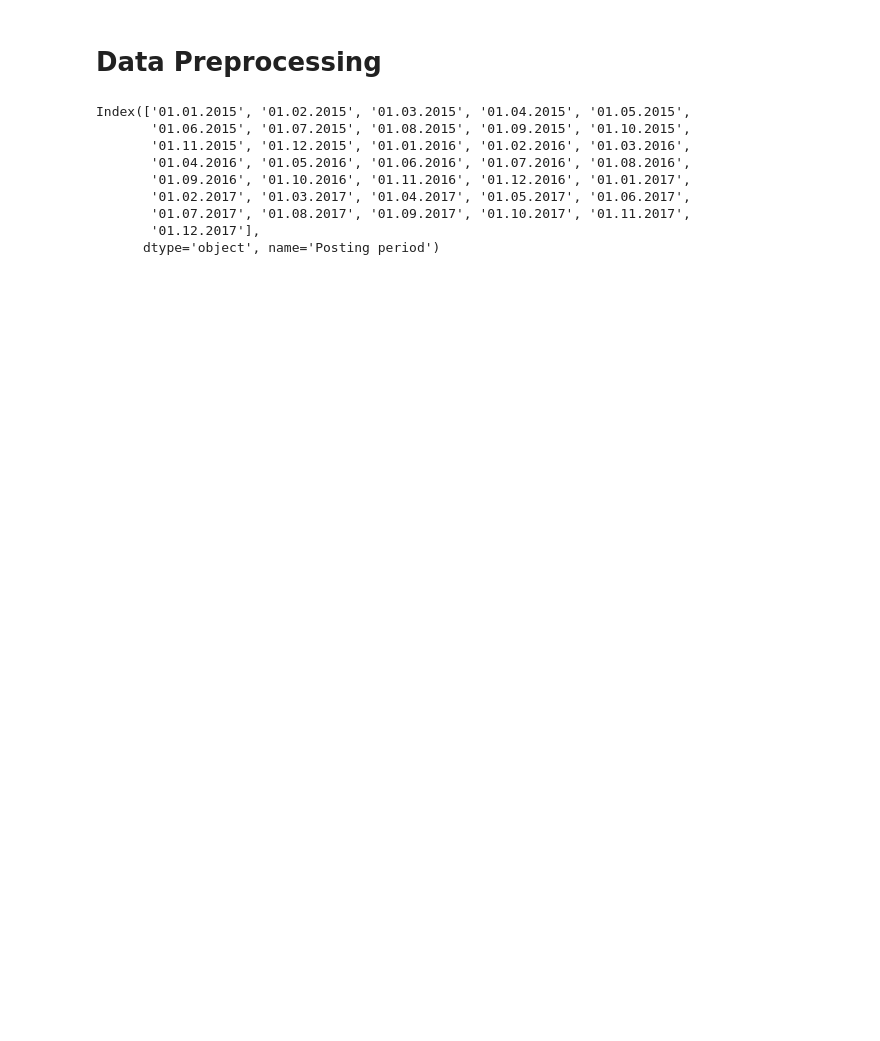
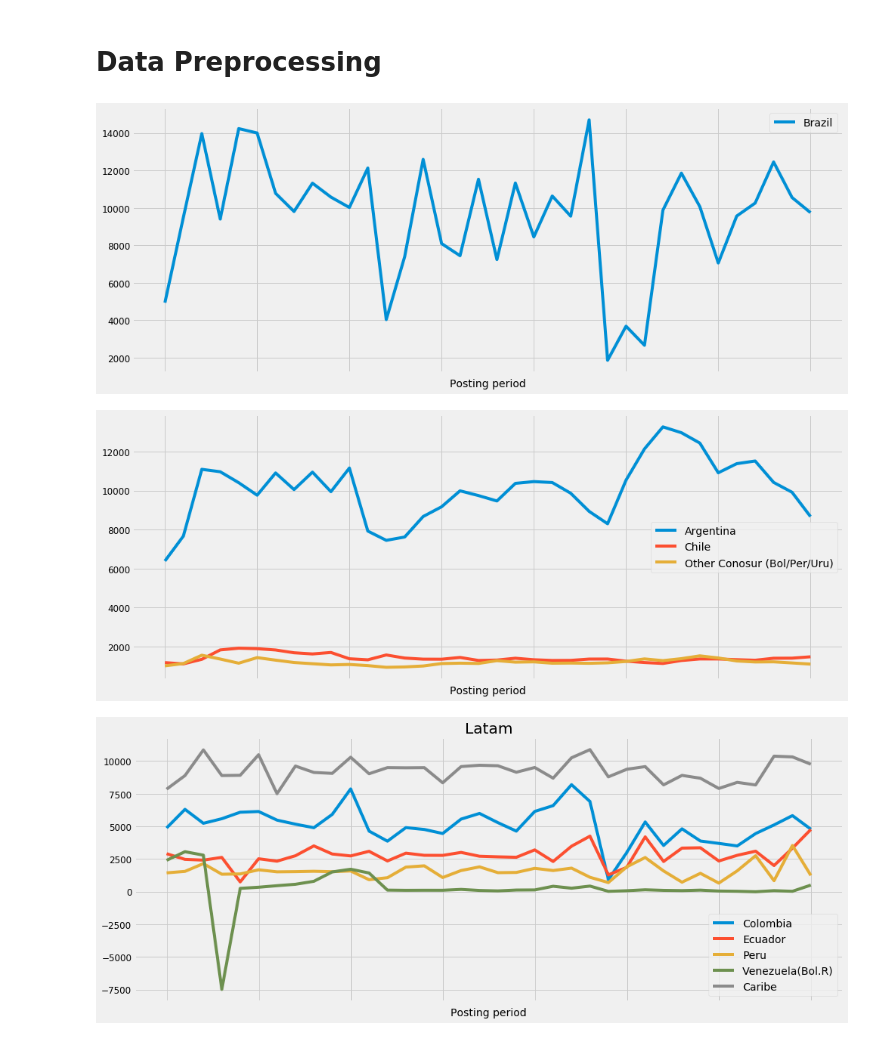
Before and after one commit to erg0-0/TimeSeries, a Jupyter notebook: Forecast 2019/Forecast_sales_prediction.ipynb, the cells around one changed output. Saved outputs shown, nothing was run; the diff lists cells and outputs as text; code cells hidden in the pictures; blank space fills up the shorter version.

```diff
--- a/Forecast 2019/Forecast_sales_prediction.ipynb
+++ b/Forecast 2019/Forecast_sales_prediction.ipynb
@@ -87,15 +72,13 @@ latam = df[['Mexico', 'Argentina', 'Chile',
 # %% [markdown]
 # Data Preprocessing
-# %%
-df = df.set_index('Posting period')
-df.index
-# %% [output]
-Index(['01.01.2015', '01.02.2015', '01.03.2015', '01.04.2015', '01.05.2015',
-       '01.06.2015', '01.07.2015', '01.08.2015', '01.09.2015', '01.10.2015',
-       '01.11.2015', '01.12.2015', '01.01.2016', '01.02.2016', '01.03.2016',
-       '01.04.2016', '01.05.2016', '01.06.2016', '01.07.2016', '01.08.2016',
-       '01.09.2016', '01.10.2016', '01.11.2016', '01.12.2016', '01.01.2017',
-       '01.02.2017', '01.03.2017', '01.04.2017', '01.05.2017', '01.06.2017',
-       '01.07.2017', '01.08.2017', '01.09.2017', '01.10.2017', '01.11.2017',
-       '01.12.2017'],
-      dtype='object', name='Posting period')
+# %%
+brazil.plot(figsize =(15, 6), legend = True)
+conosur.plot(figsize =(15, 6), legend = True)
+andean.plot (figsize=(15,6), legend = True)
+caribe.plot(figsize=(15,6), legend = True)
+plt.title('Latam')
+plt.show()
+# %% [output]
+[figure, added]
+[figure, added]
+[figure, added]
```
Also changed, not shown: parts of 16 cells of this notebook, 4 other files.
